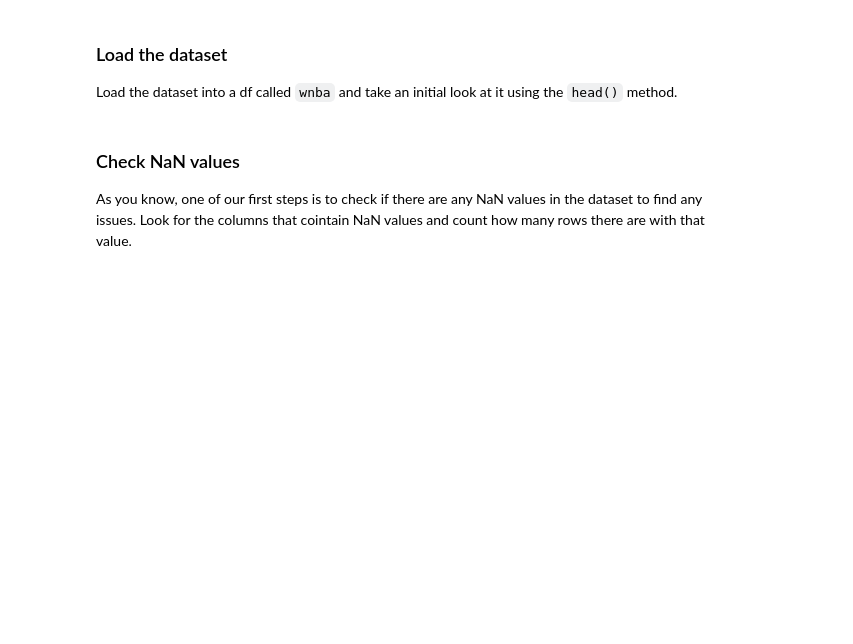
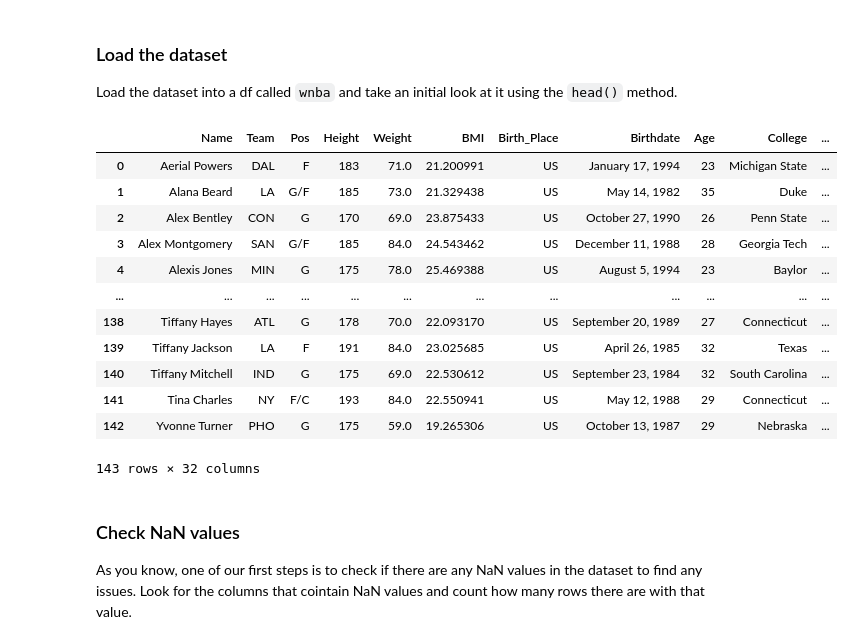
Before and after one commit to ta-data-lis/M2-mini-project2, a Jupyter notebook: your-code/1.-Data-Cleaning.ipynb, the cells around one changed output. Cells and saved outputs as stored; diff of their text form; code cells hidden in the pictures; blank space fills up the shorter version.

Commit message:
data cleaning done

```diff
--- a/your-code/1.-Data-Cleaning.ipynb
+++ b/your-code/1.-Data-Cleaning.ipynb
@@ -28,6 +29,22 @@ pd.set_option('display.max_columns', 100)
 Load the dataset into a df called `wnba` and take an initial look at it using the `head()` method.
 # %%
 #your code here
+wnba = pd.read_csv("../data/wnba.csv")
+wnba
+# %% [output]
+|  | Name | Team | Pos | Height | Weight | BMI | Birth_Place | Birthdate | Age | College | ... |
+| 0 | Aerial Powers | DAL | F | 183 | 71.0 | 21.200991 | US | January 17, 1994 | 23 | Michigan State | ... |
+| 1 | Alana Beard | LA | G/F | 185 | 73.0 | 21.329438 | US | May 14, 1982 | 35 | Duke | ... |
+| 2 | Alex Bentley | CON | G | 170 | 69.0 | 23.875433 | US | October 27, 1990 | 26 | Penn State | ... |
+| 3 | Alex Montgomery | SAN | G/F | 185 | 84.0 | 24.543462 | US | December 11, 1988 | 28 | Georgia Tech | ... |
+| 4 | Alexis Jones | MIN | G | 175 | 78.0 | 25.469388 | US | August 5, 1994 | 23 | Baylor | ... |
+| ... | ... | ... | ... | ... | ... | ... | ... | ... | ... | ... | ... |
+| 138 | Tiffany Hayes | ATL | G | 178 | 70.0 | 22.093170 | US | September 20, 1989 | 27 | Connecticut | ... |
+| 139 | Tiffany Jackson | LA | F | 191 | 84.0 | 23.025685 | US | April 26, 1985 | 32 | Texas | ... |
+| 140 | Tiffany Mitchell | IND | G | 175 | 69.0 | 22.530612 | US | September 23, 1984 | 32 | South Carolina | ... |
+| 141 | Tina Charles | NY | F/C | 193 | 84.0 | 22.550941 | US | May 12, 1988 | 29 | Connecticut | ... |
+| 142 | Yvonne Turner | PHO | G | 175 | 59.0 | 19.265306 | US | October 13, 1987 | 29 | Nebraska | ... |
+143 rows × 32 columns
 # %% [markdown]
 ### Check NaN values
 As you know, one of our first steps is to check if there are any NaN values in the dataset to find any issues. Look for the columns that cointain NaN values and count how many rows there are with that value.
```
Also changed, not shown: parts of 14 cells of this notebook, 1 other file.
